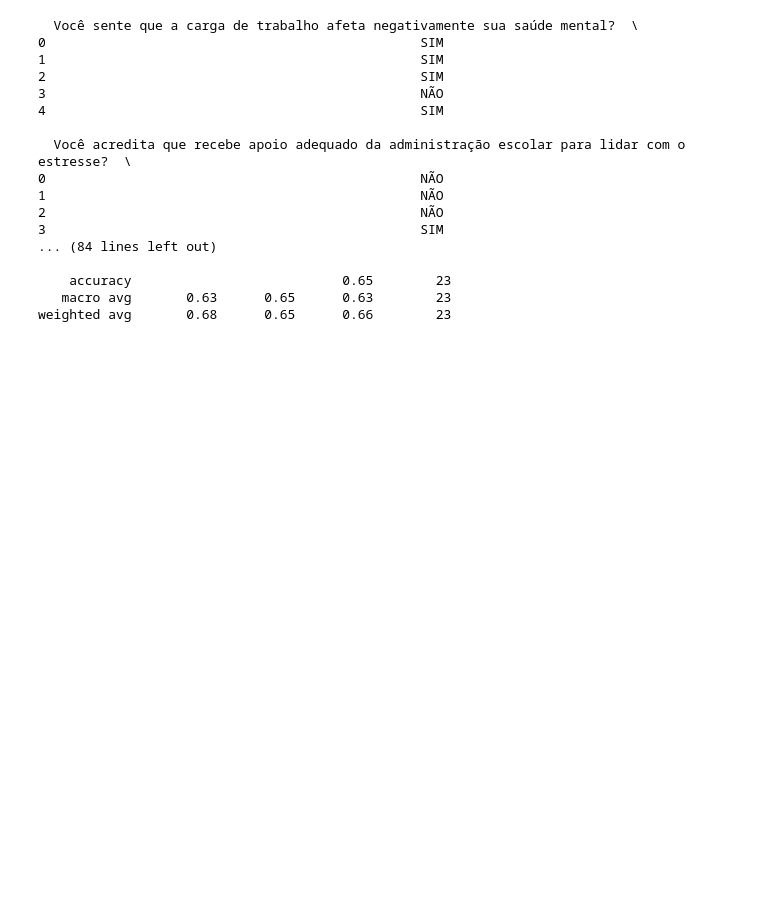
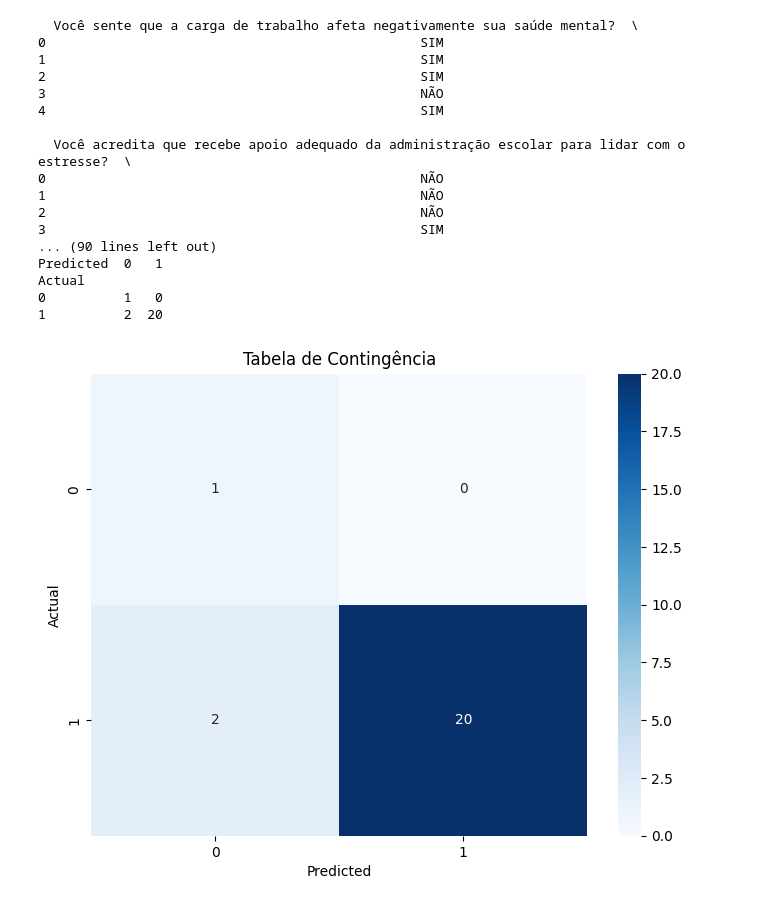
Before and after one commit to Jessicamf4/ModeloPredicao-IA, a Jupyter notebook: RandomForest.ipynb, the cells around one changed output. Saved outputs shown, nothing was run; the diff lists cells and outputs as text; code cells hidden in the pictures; blank space fills up the shorter version.

```diff
--- a/RandomForest.ipynb
+++ b/RandomForest.ipynb
@@ -23,5 +23,8 @@ Note: you may need to restart the kernel to use updated packages.
 # %%
 import pandas as pd
+import numpy as np
+import matplotlib.pyplot as plt
+import seaborn as sns
 from sklearn.model_selection import train_test_split
 from sklearn.ensemble import RandomForestClassifier
 from sklearn.metrics import classification_report, accuracy_score
@@ -40,38 +43,70 @@ print(df.head())
 df = df.applymap(lambda x: 1 if x == 'SIM' else 0)
 
 # Separar as variáveis de entrada (X) e a variável de saída (y)
-X = df.drop(columns=['Você já considerou mudar de profissão devido ao impacto do trabalho na sua saúde mental?'])
-y = df['Você já considerou mudar de profissão devido ao impacto do trabalho na sua saúde mental?']
+X = df.drop(columns=['Você sente que a carga de trabalho afeta negativamente sua saúde mental?'])
+y = df['Você sente que a carga de trabalho afeta negativamente sua saúde mental?']
 
 # Dividir os dados em conjuntos de treinamento e teste
 X_train, X_test, y_train, y_test = train_test_split(X, y, test_size=0.3, random_state=42)
 
 # Criar e treinar o modelo Random Forest
 model = RandomForestClassifier(n_estimators=100, random_state=42)
 model.fit(X_train, y_train)
 
 # Fazer previsões nos dados de teste
 y_pred = model.predict(X_test)
 
 # Avaliar o modelo
 print('Accuracy:', accuracy_score(y_test, y_pred))
 print('Classification Report:')
 print(classification_report(y_test, y_pred))
+
+contingency_table = pd.crosstab(y_test, y_pred, rownames=['Actual'], colnames=['Predicted'])
+print('Tabela de Contingência:')
+print(contingency_table)
+
+# Visualizar a tabela de contingência como um mapa de calor
+plt.figure(figsize=(8, 6))
+sns.heatmap(contingency_table, annot=True, fmt='d', cmap='Blues')
+plt.title('Tabela de Contingência')
+plt.show()
+
+plt.figure(figsize=(10, 6))
+sns.scatterplot(x=y_test, y=y_pred)
+plt.xlabel('Valores Reais')
+plt.ylabel('Valores Previstos')
+plt.title('Valores Reais vs. Valores Previstos')
+plt.show()
+
+
+# Evolução do erro (Out-of-Bag Error)
+#oob_error = 1 - model.oob_score_
+
+# Gráfico da evolução do erro
+#plt.figure(figsize=(10, 6))
+#plt.plot(range(1, len(model.estimators_) + 1), [1 - model.oob_score_] * len(model.estimators_), label='Out-of-Bag Error Rate')
+#plt.xlabel('Número de Árvores')
+#plt.xlabel('Número de Árvores')
+#plt.ylabel('Taxa de Erro')
+#plt.title('Evolução do Erro Out-of-Bag')
+#plt.legend()
+#plt.show()
 # %% [output]
   Você sente que a carga de trabalho afeta negativamente sua saúde mental?  \
 0                                                SIM
 1                                                SIM
 2                                                SIM
 3                                                NÃO
 4                                                SIM
 
   Você acredita que recebe apoio adequado da administração escolar para lidar com o estresse?  \
 0                                                NÃO
 1                                                NÃO
 2                                                NÃO
 3                                                SIM
-... (84 lines left out)
-
-    accuracy                           0.65        23
-   macro avg       0.63      0.65      0.63        23
-weighted avg       0.68      0.65      0.66        23
+... (90 lines left out)
+Predicted  0   1
+Actual
+0          1   0
+1          2  20
+[figure, added]
```
Also changed, not shown: parts of 3 cells of this notebook.
